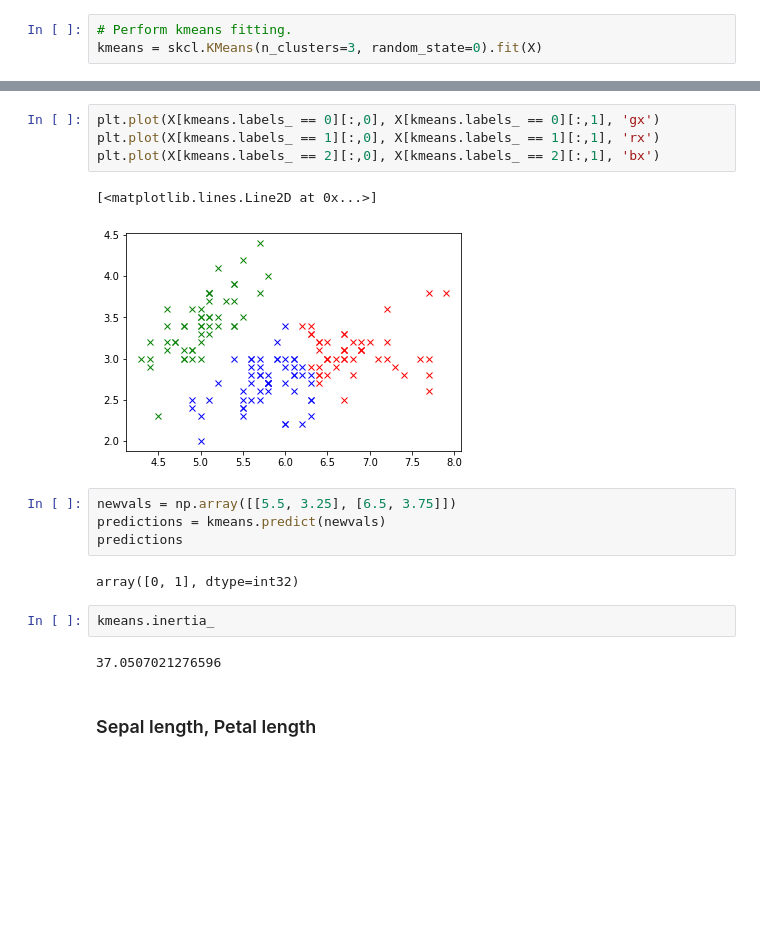
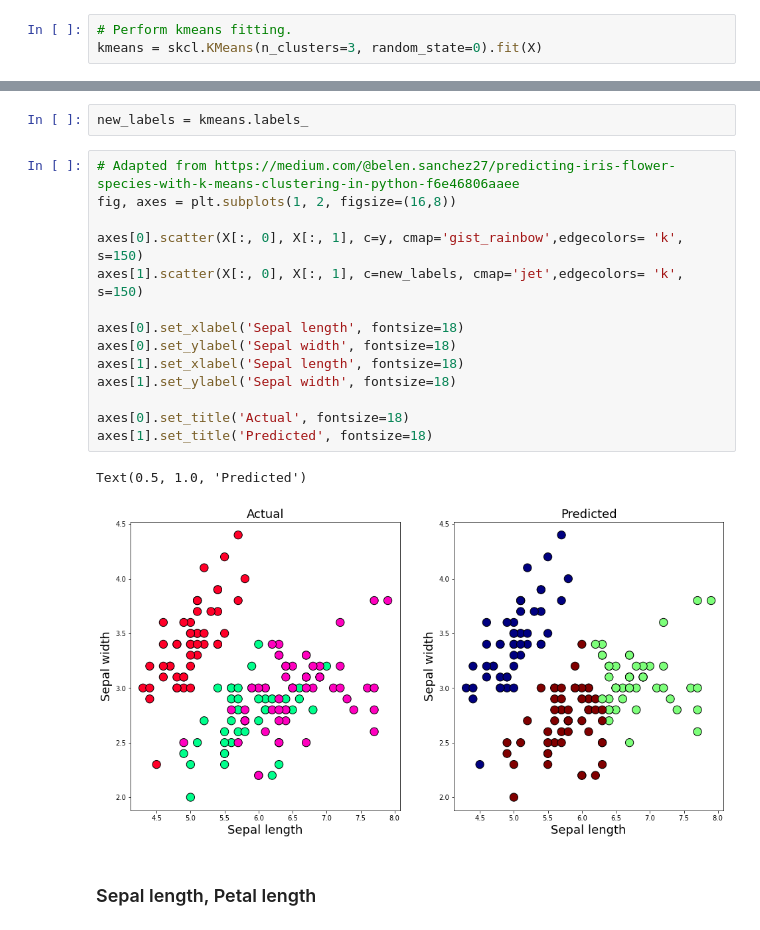
Before and after one commit to AdrianDonohoe/MLaS, a Jupyter notebook: MLaS Tasks 2020.ipynb, the cells around one changed output, grey strips where cells are left out. Saved outputs shown, nothing was run; the diff lists cells and outputs as text; blank space fills up the shorter version.

```diff
--- a/MLaS Tasks 2020.ipynb
+++ b/MLaS Tasks 2020.ipynb
@@ -188,20 +185,22 @@ array([0, 0, 0, 0, 0, 0, 0, 0, 0, 0, 0, 0, 0, 0, 0, 0, 0, 0, 0, 0, 0, 0,
-# %%
-plt.plot(X[kmeans.labels_ == 0][:,0], X[kmeans.labels_ == 0][:,1], 'gx')
-plt.plot(X[kmeans.labels_ == 1][:,0], X[kmeans.labels_ == 1][:,1], 'rx')
-plt.plot(X[kmeans.labels_ == 2][:,0], X[kmeans.labels_ == 2][:,1], 'bx')
-# %% [output]
-[<matplotlib.lines.Line2D at 0x...>]
-[figure, removed]
-# %%
-newvals = np.array([[5.5, 3.25], [6.5, 3.75]])
-predictions = kmeans.predict(newvals)
-predictions
-# %% [output]
-array([0, 1], dtype=int32)
-# %%
-kmeans.inertia_
-# %% [output]
-37.0507021276596
+# %%
+new_labels = kmeans.labels_
+# %%
+# Adapted from https://medium.com/@belen.sanchez27/predicting-iris-flower-species-with-k-means-clustering-in-python-f6e46806aaee
+fig, axes = plt.subplots(1, 2, figsize=(16,8))
+
+axes[0].scatter(X[:, 0], X[:, 1], c=y, cmap='gist_rainbow',edgecolors= 'k', s=150)
+axes[1].scatter(X[:, 0], X[:, 1], c=new_labels, cmap='jet',edgecolors= 'k', s=150)
+
+axes[0].set_xlabel('Sepal length', fontsize=18)
+axes[0].set_ylabel('Sepal width', fontsize=18)
+axes[1].set_xlabel('Sepal length', fontsize=18)
+axes[1].set_ylabel('Sepal width', fontsize=18)
+
+axes[0].set_title('Actual', fontsize=18)
+axes[1].set_title('Predicted', fontsize=18)
+# %% [output]
+Text(0.5, 1.0, 'Predicted')
+[figure, added]
 # %% [markdown]
 ### Sepal length, Petal length
 # %%
```
Also changed, not shown: parts of 47 cells of this notebook.
